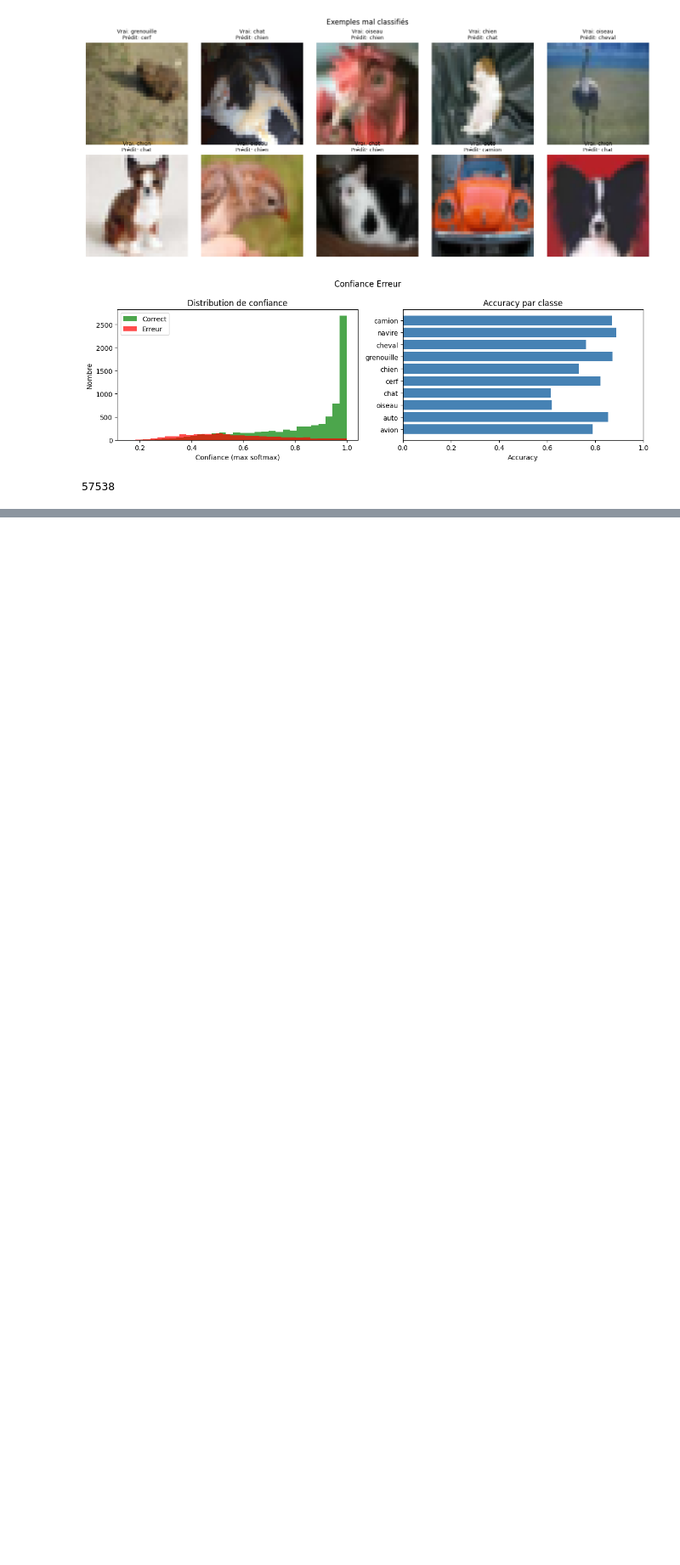
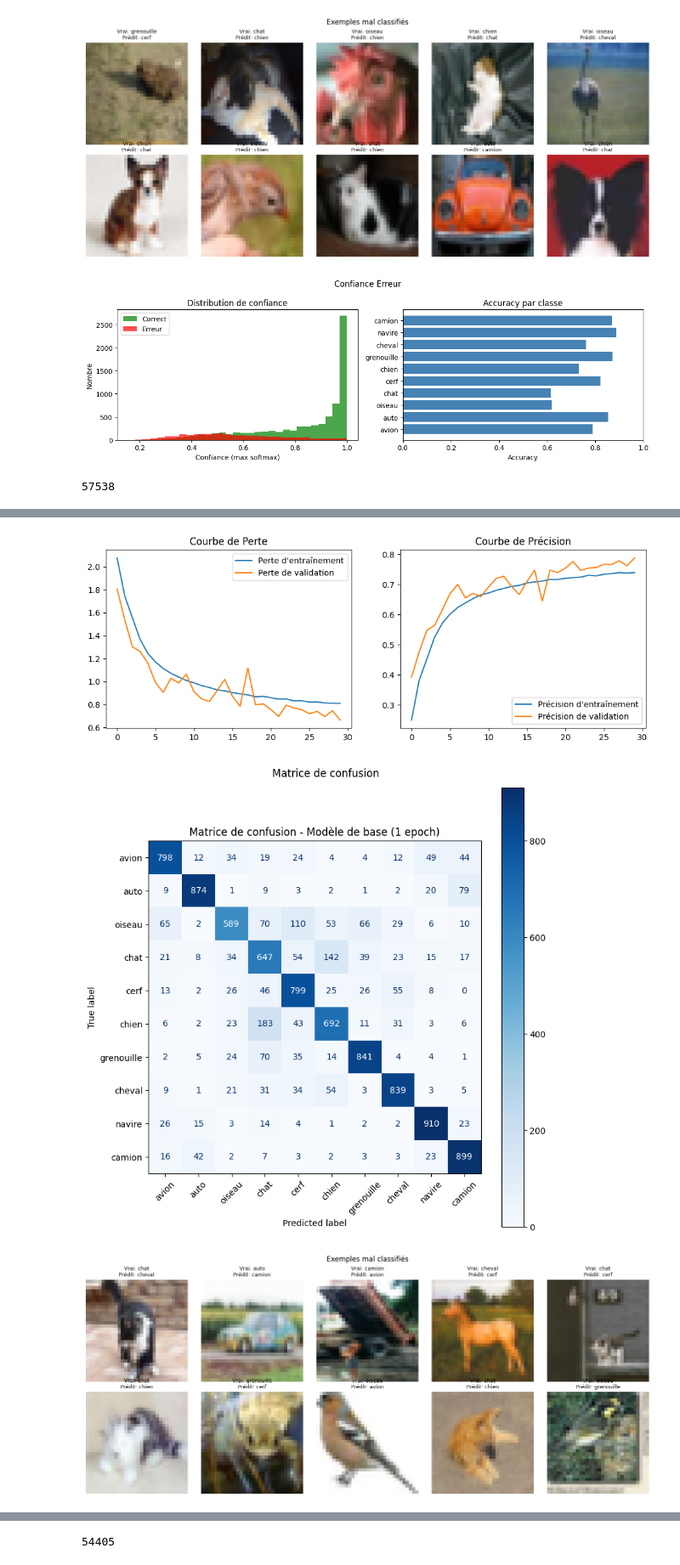
Before and after one commit to UQO-ML/concept-stat-projet-1, a Jupyter notebook: Devoir partie 2/DEVOIR Partie 2.ipynb, the cells around one changed output, grey strips where cells are left out. Shown at 85% size. Drawn from its saved outputs; the diff is of its cells as text; code cells hidden in the pictures; blank space fills up the shorter version.

```diff
--- a/Devoir partie 2/DEVOIR Partie 2.ipynb
+++ b/Devoir partie 2/DEVOIR Partie 2.ipynb
@@ -555,6 +655,12 @@ model.compile(
             metrics=['accuracy'])
 
 # Entraînement rapide pour test (les étudiants complèteront)
+callbacks = [
+    keras.callbacks.EarlyStopping(
+        monitor='val_loss', patience=10, restore_best_weights=True
+    )
+]
+
 history_fit = model.fit(x_train, y_train, epochs=30, batch_size=32, validation_data=(x_test, y_test))
 
 # Évaluation du modèle
@@ -575,3 +681,4 @@ classification_error_samples(y_pred, x_test, y_test)
 error_confidence(y_proba, y_pred, y_test)
 del y_proba, y_pred, history_fit, model
 gc.collect()
+# %% [output]
@@ -577,0 +702,3 @@ gc.collect()
+[figure, added]
+[figure, added]
+[figure, added]
@@ -578,3 +706,4 @@ gc.collect()
+54405
 # %%
 # Définition du modèle CNN avec :
 # - BatchNormalisation(use_bias=False),
```
Also changed, not shown: parts of 10 cells of this notebook.
